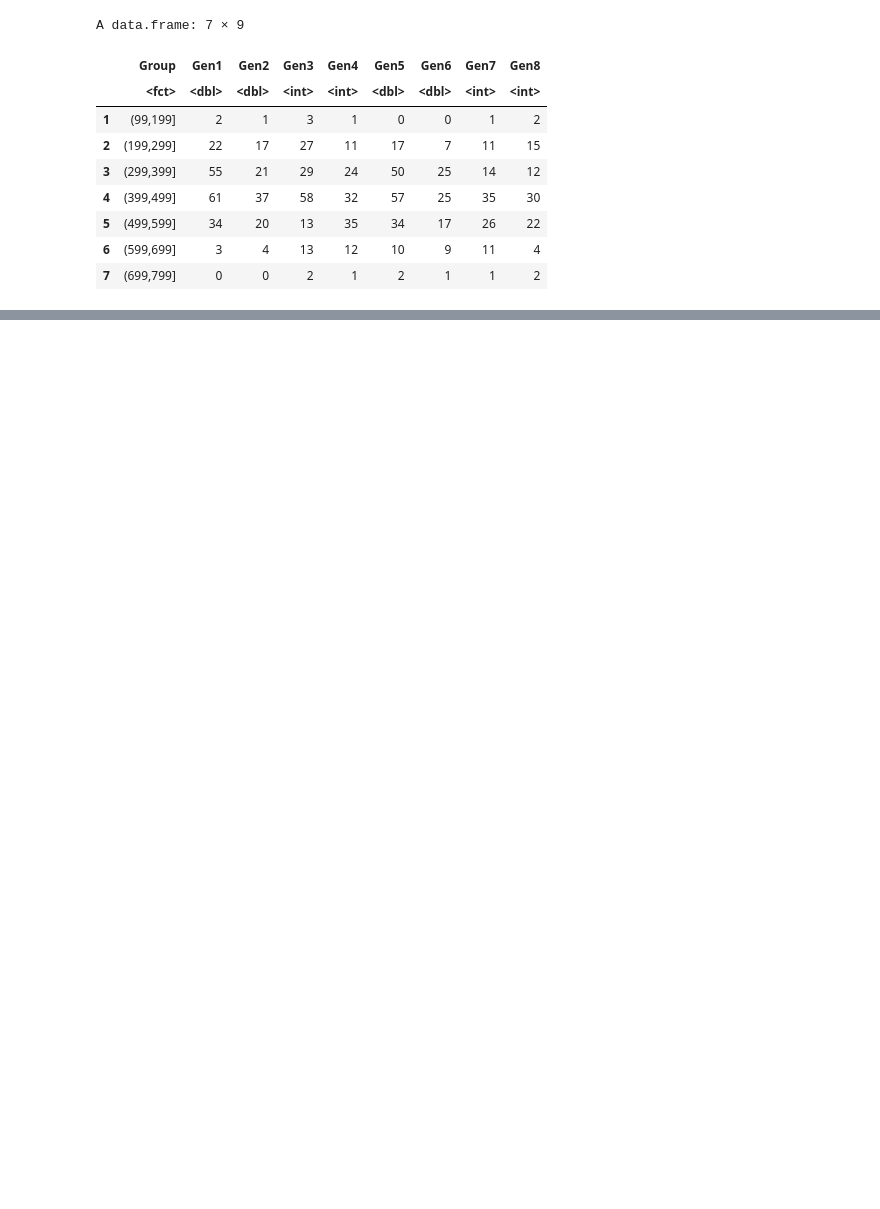
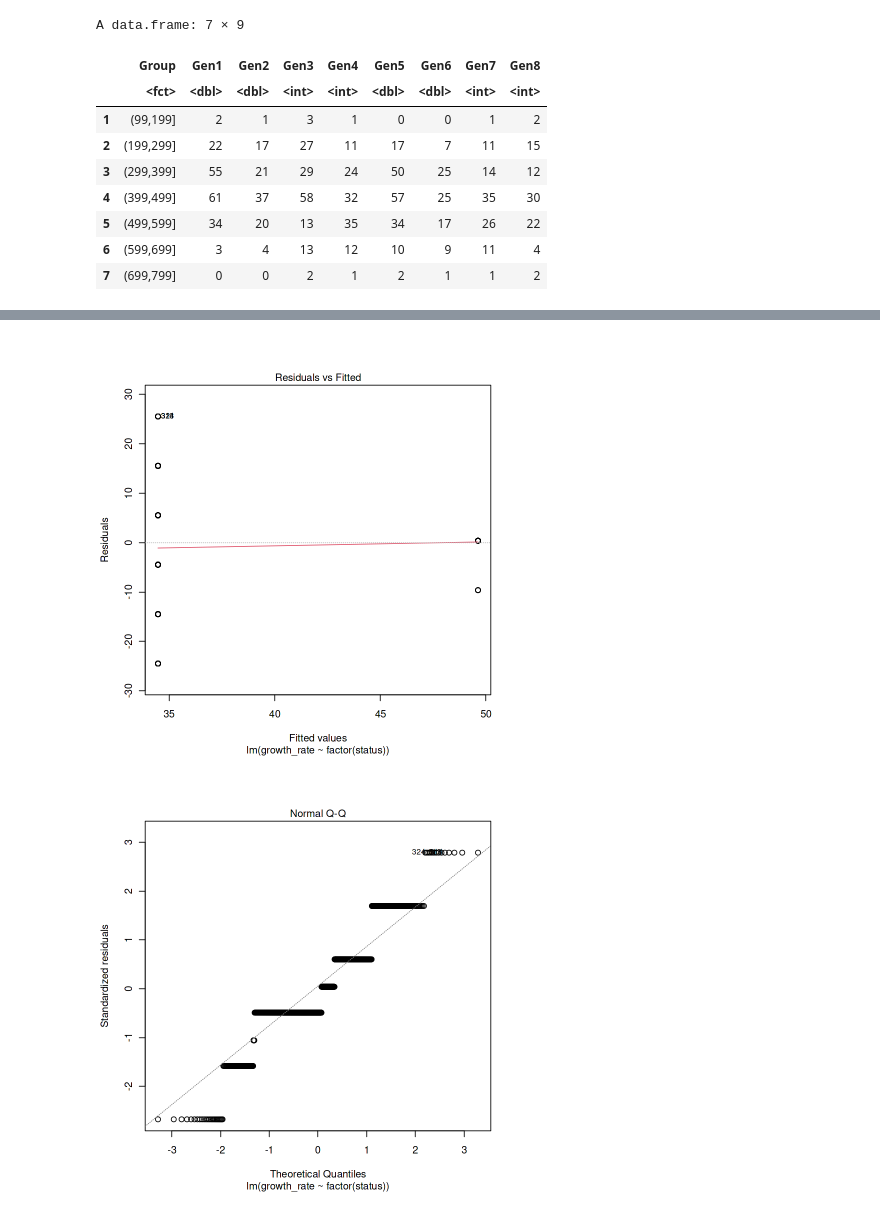
Before and after one commit to stop1one/Analyzing-Pokemon-Championship, a Jupyter notebook: analyzing-pokemon.ipynb, the cells around one changed output, grey strips where cells are left out. Cells and saved outputs as stored; diff of their text form; code cells hidden in the pictures; blank space fills up the shorter version.

```diff
--- a/analyzing-pokemon.ipynb
+++ b/analyzing-pokemon.ipynb
@@ -207,0 +357,3 @@ A data.frame: 7 × 9
+# %%
+model3_gr <- lm(growth_rate ~ factor(status))
+summary(model3_gr)
@@ -207,0 +378,5 @@ A data.frame: 7 × 9
+# %%
+plot(model3_gr)
+# %% [output]
+[figure, added]
+[figure, added]
```
Also changed, not shown: parts of 25 cells of this notebook.
